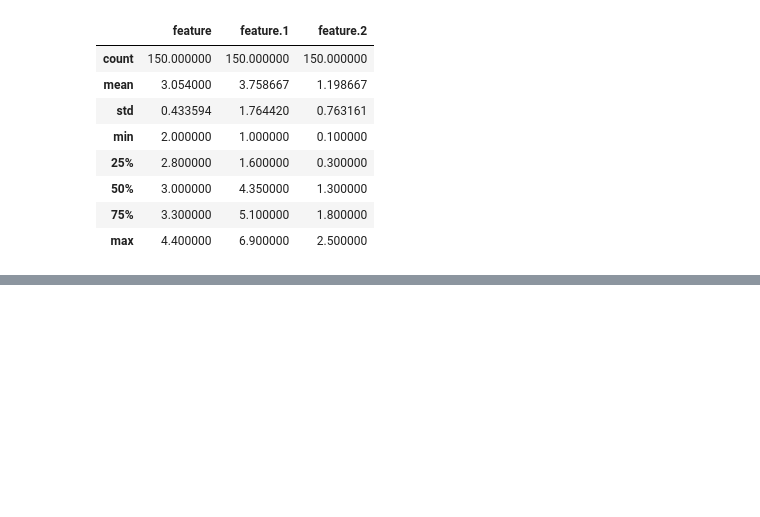
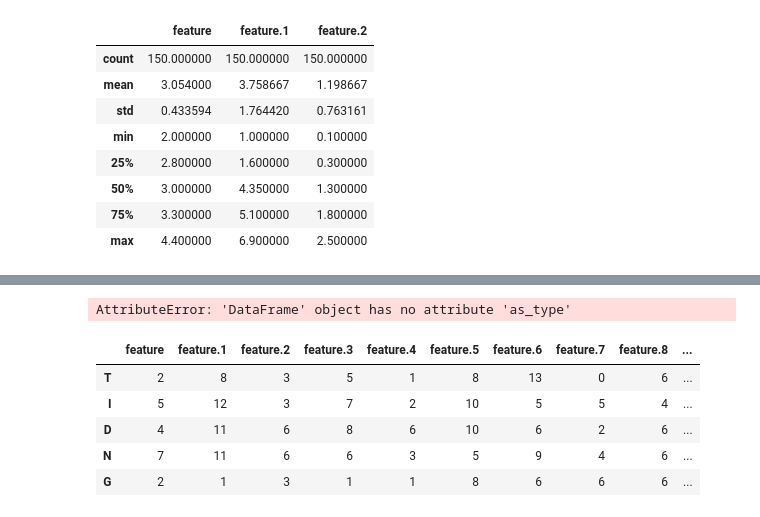
Before and after one commit to kantologist/NIPS-Global-Paper-Implementation-Challenge, a Jupyter notebook: kmeans.ipynb, the cells around one changed output, grey strips where cells are left out. Drawn from its saved outputs; the diff is of its cells as text; code cells hidden in the pictures; blank space fills up the shorter version.

```diff
--- a/kmeans.ipynb
+++ b/kmeans.ipynb
@@ -80,0 +136,13 @@ letter.describe()
+# %%
+letter = letter.as_type("float64")
+# %% [output]
+AttributeError: 'DataFrame' object has no attribute 'as_type'
+# %%
+letter.head()
+# %% [output]
+|  | feature | feature.1 | feature.2 | feature.3 | feature.4 | feature.5 | feature.6 | feature.7 | feature.8 | ... |
+| T | 2 | 8 | 3 | 5 | 1 | 8 | 13 | 0 | 6 | ... |
+| I | 5 | 12 | 3 | 7 | 2 | 10 | 5 | 5 | 4 | ... |
+| D | 4 | 11 | 6 | 8 | 6 | 10 | 6 | 2 | 6 | ... |
+| N | 7 | 11 | 6 | 6 | 3 | 5 | 9 | 4 | 6 | ... |
+| G | 2 | 1 | 3 | 1 | 1 | 8 | 6 | 6 | 6 | ... |
```
Also changed, not shown: parts of 9 cells of this notebook.
